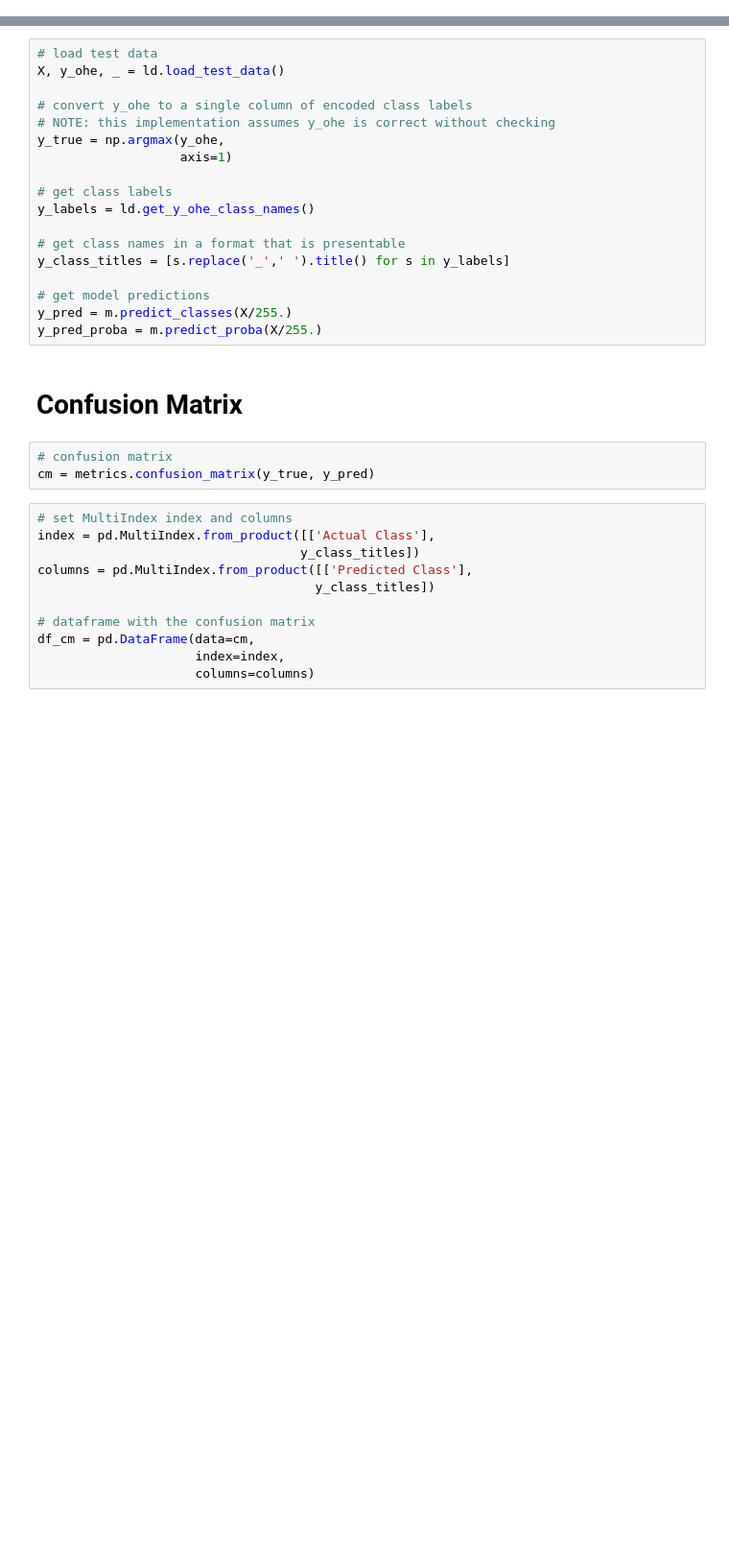
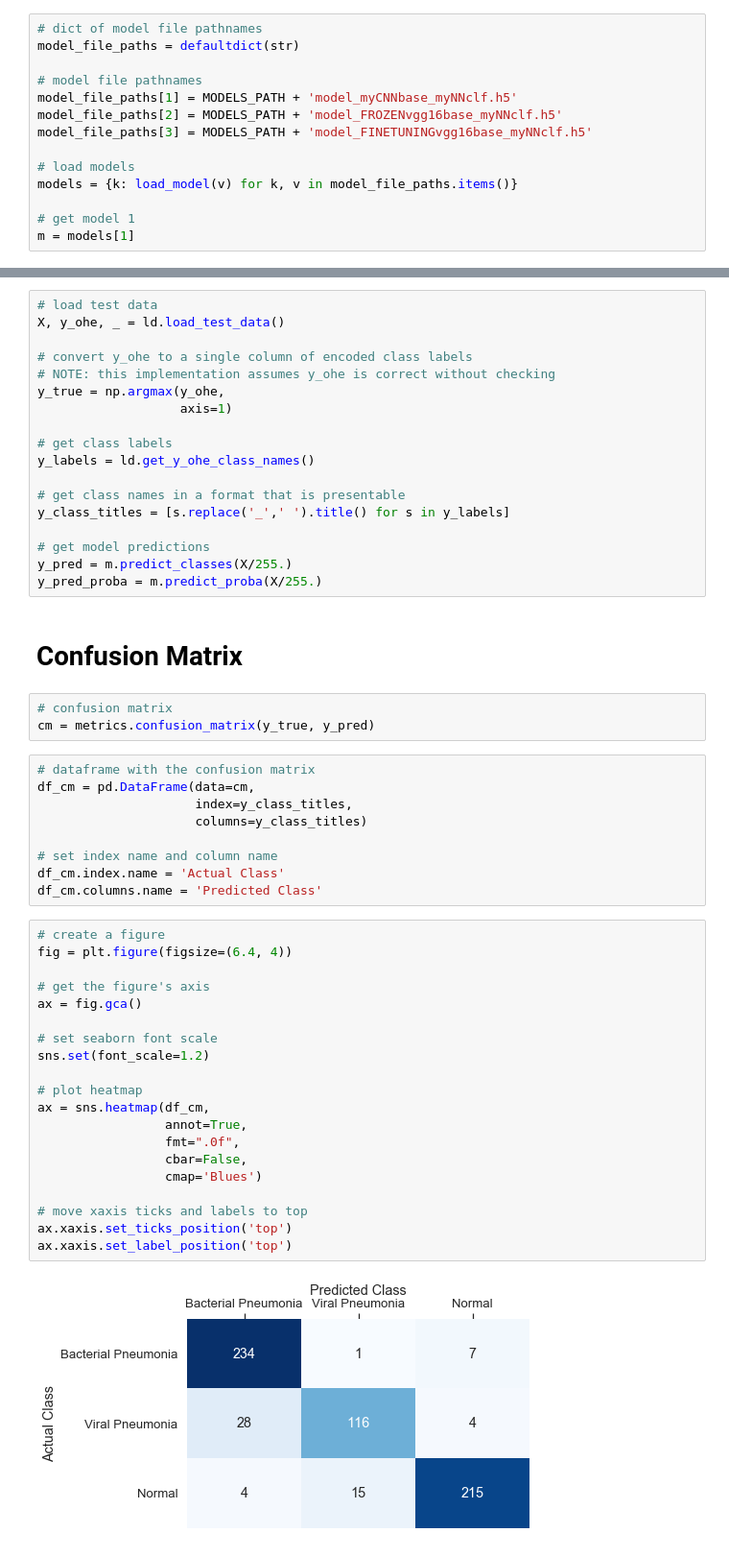
Before and after one commit to jonpoage/Springboard_Capstone_2, a Jupyter notebook: notebooks/utils_model_evaluation.ipynb, the cells around one changed output, grey strips where cells are left out. Shown at 96% size. Drawn from its saved outputs; the diff is of its cells as text; blank space fills up the shorter version.

Commit message:
updating draft of model evaluation notebook

```diff
--- a/notebooks/utils_model_evaluation.ipynb
+++ b/notebooks/utils_model_evaluation.ipynb
@@ -25,0 +15,14 @@ Use tf.cast instead.
+# %%
+# dict of model file pathnames
+model_file_paths = defaultdict(str)
+
+# model file pathnames
+model_file_paths[1] = MODELS_PATH + 'model_myCNNbase_myNNclf.h5'
+model_file_paths[2] = MODELS_PATH + 'model_FROZENvgg16base_myNNclf.h5'
+model_file_paths[3] = MODELS_PATH + 'model_FINETUNINGvgg16base_myNNclf.h5'
+
+# load models
+models = {k: load_model(v) for k, v in model_file_paths.items()}
+
+# get model 1
+m = models[1]
@@ -46,14 +51,34 @@ y_pred_proba = m.predict_proba(X/255.)
 # %%
 # confusion matrix
 cm = metrics.confusion_matrix(y_true, y_pred)
-# %%
-# set MultiIndex index and columns
-index = pd.MultiIndex.from_product([['Actual Class'],
-                                   y_class_titles])
-columns = pd.MultiIndex.from_product([['Predicted Class'],
-                                     y_class_titles])
-
-# dataframe with the confusion matrix
-df_cm = pd.DataFrame(data=cm,
-                     index=index,
-                     columns=columns)
+# %%
+# dataframe with the confusion matrix
+df_cm = pd.DataFrame(data=cm,
+                     index=y_class_titles,
+                     columns=y_class_titles)
+
+# set index name and column name
+df_cm.index.name = 'Actual Class'
+df_cm.columns.name = 'Predicted Class'
+# %%
+# create a figure
+fig = plt.figure(figsize=(6.4, 4))
+
+# get the figure's axis
+ax = fig.gca()
+
+# set seaborn font scale
+sns.set(font_scale=1.2)
+
+# plot heatmap
+ax = sns.heatmap(df_cm,
+                 annot=True,
+                 fmt=".0f",
+                 cbar=False,
+                 cmap='Blues')
+
+# move xaxis ticks and labels to top
+ax.xaxis.set_ticks_position('top')
+ax.xaxis.set_label_position('top')
+# %% [output]
+[figure, added]
```
Also changed, not shown: parts of 7 cells of this notebook, 1 other file.
